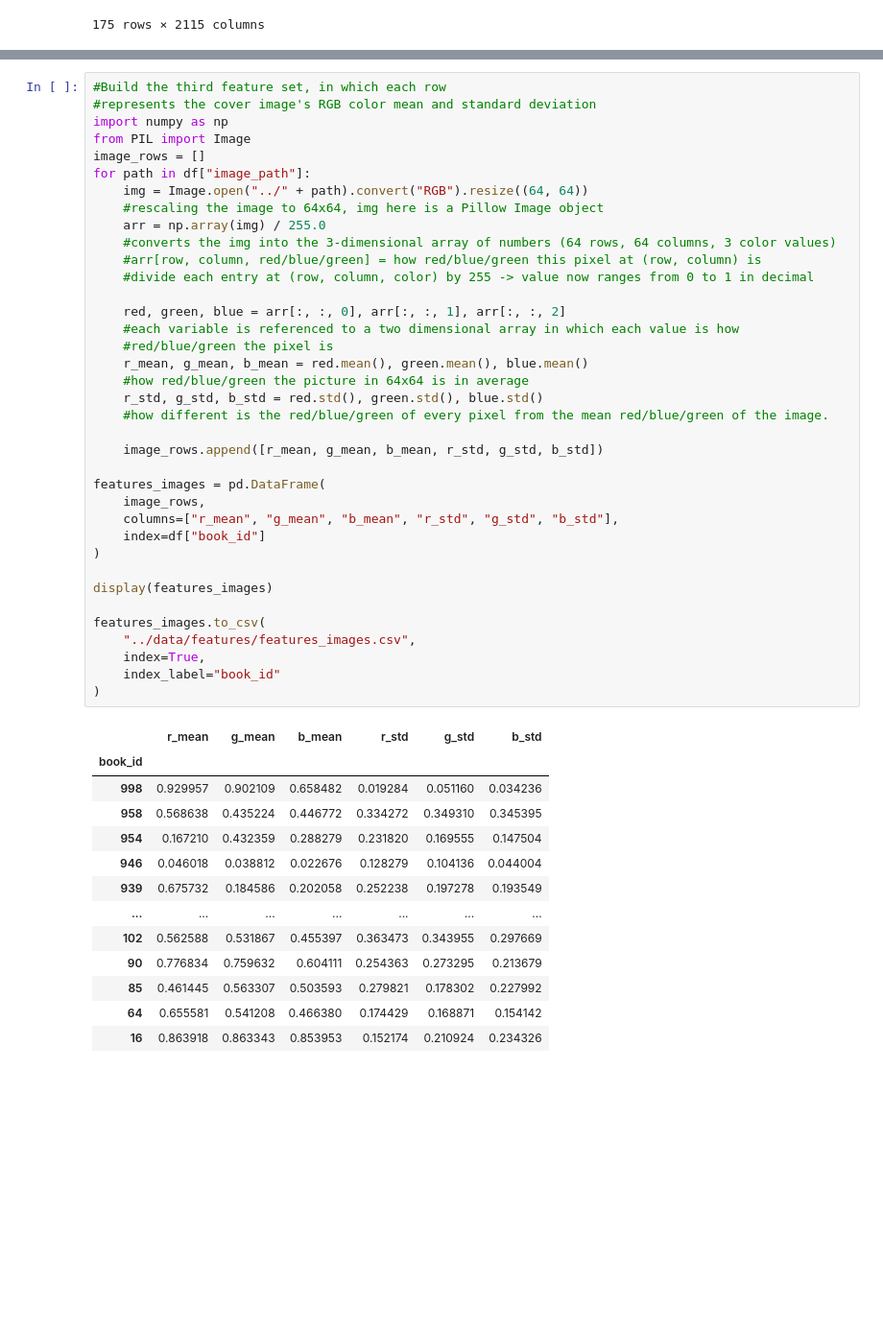
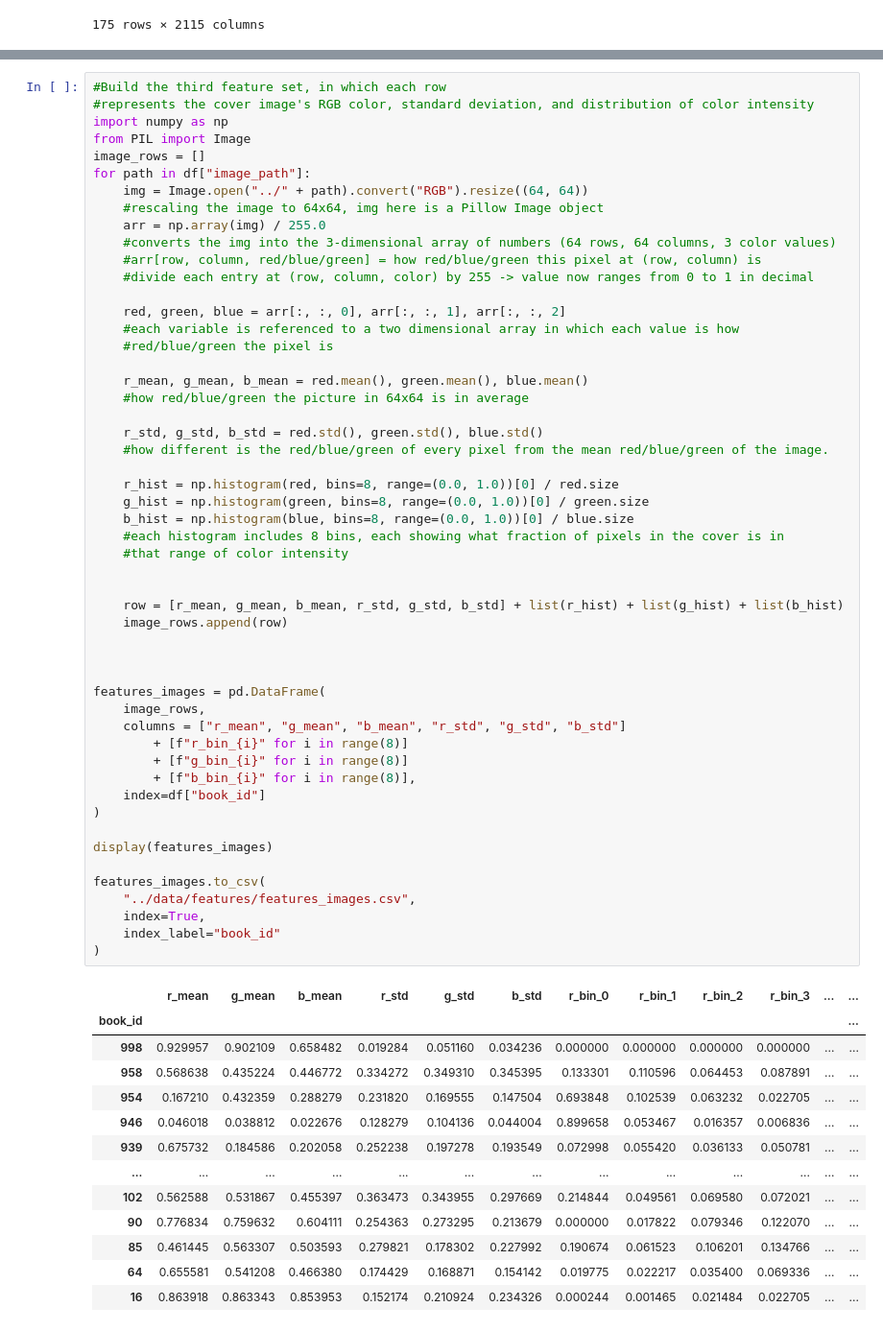
Before and after one commit to nquangb22/ds-books-classification-project, a Jupyter notebook: notebooks/c_features.ipynb, the cells around one changed output, grey strips where cells are left out. Shown at 96% size. Cells and saved outputs as stored; diff of their text form; blank space fills up the shorter version.

Commit message:
Address Stage C review: add RGB histograms, top TF-IDF words, and split docs

```diff
--- a/notebooks/c_features.ipynb
+++ b/notebooks/c_features.ipynb
@@ -113,51 +144,66 @@ features_tfidf.to_csv(
 # %%
 #Build the third feature set, in which each row
-#represents the cover image's RGB color mean and standard deviation
+#represents the cover image's RGB color, standard deviation, and distribution of color intensity
 import numpy as np
 from PIL import Image
 image_rows = []
 for path in df["image_path"]:
     img = Image.open("../" + path).convert("RGB").resize((64, 64))
     #rescaling the image to 64x64, img here is a Pillow Image object
     arr = np.array(img) / 255.0
     #converts the img into the 3-dimensional array of numbers (64 rows, 64 columns, 3 color values)
     #arr[row, column, red/blue/green] = how red/blue/green this pixel at (row, column) is
     #divide each entry at (row, column, color) by 255 -> value now ranges from 0 to 1 in decimal
 
     red, green, blue = arr[:, :, 0], arr[:, :, 1], arr[:, :, 2]
     #each variable is referenced to a two dimensional array in which each value is how
     #red/blue/green the pixel is
+
     r_mean, g_mean, b_mean = red.mean(), green.mean(), blue.mean()
     #how red/blue/green the picture in 64x64 is in average
+
     r_std, g_std, b_std = red.std(), green.std(), blue.std()
     #how different is the red/blue/green of every pixel from the mean red/blue/green of the image.
 
-    image_rows.append([r_mean, g_mean, b_mean, r_std, g_std, b_std])
+    r_hist = np.histogram(red, bins=8, range=(0.0, 1.0))[0] / red.size
+    g_hist = np.histogram(green, bins=8, range=(0.0, 1.0))[0] / green.size
+    b_hist = np.histogram(blue, bins=8, range=(0.0, 1.0))[0] / blue.size
+    #each histogram includes 8 bins, each showing what fraction of pixels in the cover is in
+    #that range of color intensity
+
+
+    row = [r_mean, g_mean, b_mean, r_std, g_std, b_std] + list(r_hist) + list(g_hist) + list(b_hist)
+    image_rows.append(row)
+
+
 
 features_images = pd.DataFrame(
     image_rows,
-    columns=["r_mean", "g_mean", "b_mean", "r_std", "g_std", "b_std"],
+    columns = ["r_mean", "g_mean", "b_mean", "r_std", "g_std", "b_std"]
+        + [f"r_bin_{i}" for i in range(8)]
+        + [f"g_bin_{i}" for i in range(8)]
+        + [f"b_bin_{i}" for i in range(8)],
     index=df["book_id"]
 )
 
 display(features_images)
 
 features_images.to_csv(
     "../data/features/features_images.csv",
     index=True,
     index_label="book_id"
 )
 # %% [output]
-|  | r_mean | g_mean | b_mean | r_std | g_std | b_std |
-| book_id |  |  |  |  |  |  |
-| 998 | 0.929957 | 0.902109 | 0.658482 | 0.019284 | 0.051160 | 0.034236 |
-| 958 | 0.568638 | 0.435224 | 0.446772 | 0.334272 | 0.349310 | 0.345395 |
-| 954 | 0.167210 | 0.432359 | 0.288279 | 0.231820 | 0.169555 | 0.147504 |
-| 946 | 0.046018 | 0.038812 | 0.022676 | 0.128279 | 0.104136 | 0.044004 |
-| 939 | 0.675732 | 0.184586 | 0.202058 | 0.252238 | 0.197278 | 0.193549 |
-| ... | ... | ... | ... | ... | ... | ... |
-| 102 | 0.562588 | 0.531867 | 0.455397 | 0.363473 | 0.343955 | 0.297669 |
-| 90 | 0.776834 | 0.759632 | 0.604111 | 0.254363 | 0.273295 | 0.213679 |
-| 85 | 0.461445 | 0.563307 | 0.503593 | 0.279821 | 0.178302 | 0.227992 |
-| 64 | 0.655581 | 0.541208 | 0.466380 | 0.174429 | 0.168871 | 0.154142 |
-| 16 | 0.863918 | 0.863343 | 0.853953 | 0.152174 | 0.210924 | 0.234326 |
+|  | r_mean | g_mean | b_mean | r_std | g_std | b_std | r_bin_0 | r_bin_1 | r_bin_2 | r_bin_3 | ... | ... |
+| book_id |  |  |  |  |  |  |  |  |  |  |  | ... |
+| 998 | 0.929957 | 0.902109 | 0.658482 | 0.019284 | 0.051160 | 0.034236 | 0.000000 | 0.000000 | 0.000000 | 0.000000 | ... | ... |
+| 958 | 0.568638 | 0.435224 | 0.446772 | 0.334272 | 0.349310 | 0.345395 | 0.133301 | 0.110596 | 0.064453 | 0.087891 | ... | ... |
+| 954 | 0.167210 | 0.432359 | 0.288279 | 0.231820 | 0.169555 | 0.147504 | 0.693848 | 0.102539 | 0.063232 | 0.022705 | ... | ... |
+| 946 | 0.046018 | 0.038812 | 0.022676 | 0.128279 | 0.104136 | 0.044004 | 0.899658 | 0.053467 | 0.016357 | 0.006836 | ... | ... |
+| 939 | 0.675732 | 0.184586 | 0.202058 | 0.252238 | 0.197278 | 0.193549 | 0.072998 | 0.055420 | 0.036133 | 0.050781 | ... | ... |
+| ... | ... | ... | ... | ... | ... | ... | ... | ... | ... | ... | ... | ... |
+| 102 | 0.562588 | 0.531867 | 0.455397 | 0.363473 | 0.343955 | 0.297669 | 0.214844 | 0.049561 | 0.069580 | 0.072021 | ... | ... |
+| 90 | 0.776834 | 0.759632 | 0.604111 | 0.254363 | 0.273295 | 0.213679 | 0.000000 | 0.017822 | 0.079346 | 0.122070 | ... | ... |
+| 85 | 0.461445 | 0.563307 | 0.503593 | 0.279821 | 0.178302 | 0.227992 | 0.190674 | 0.061523 | 0.106201 | 0.134766 | ... | ... |
+| 64 | 0.655581 | 0.541208 | 0.466380 | 0.174429 | 0.168871 | 0.154142 | 0.019775 | 0.022217 | 0.035400 | 0.069336 | ... | ... |
+| 16 | 0.863918 | 0.863343 | 0.853953 | 0.152174 | 0.210924 | 0.234326 | 0.000244 | 0.001465 | 0.021484 | 0.022705 | ... | ... |
```
Also changed, not shown: parts of 4 cells of this notebook, 2 other files.
